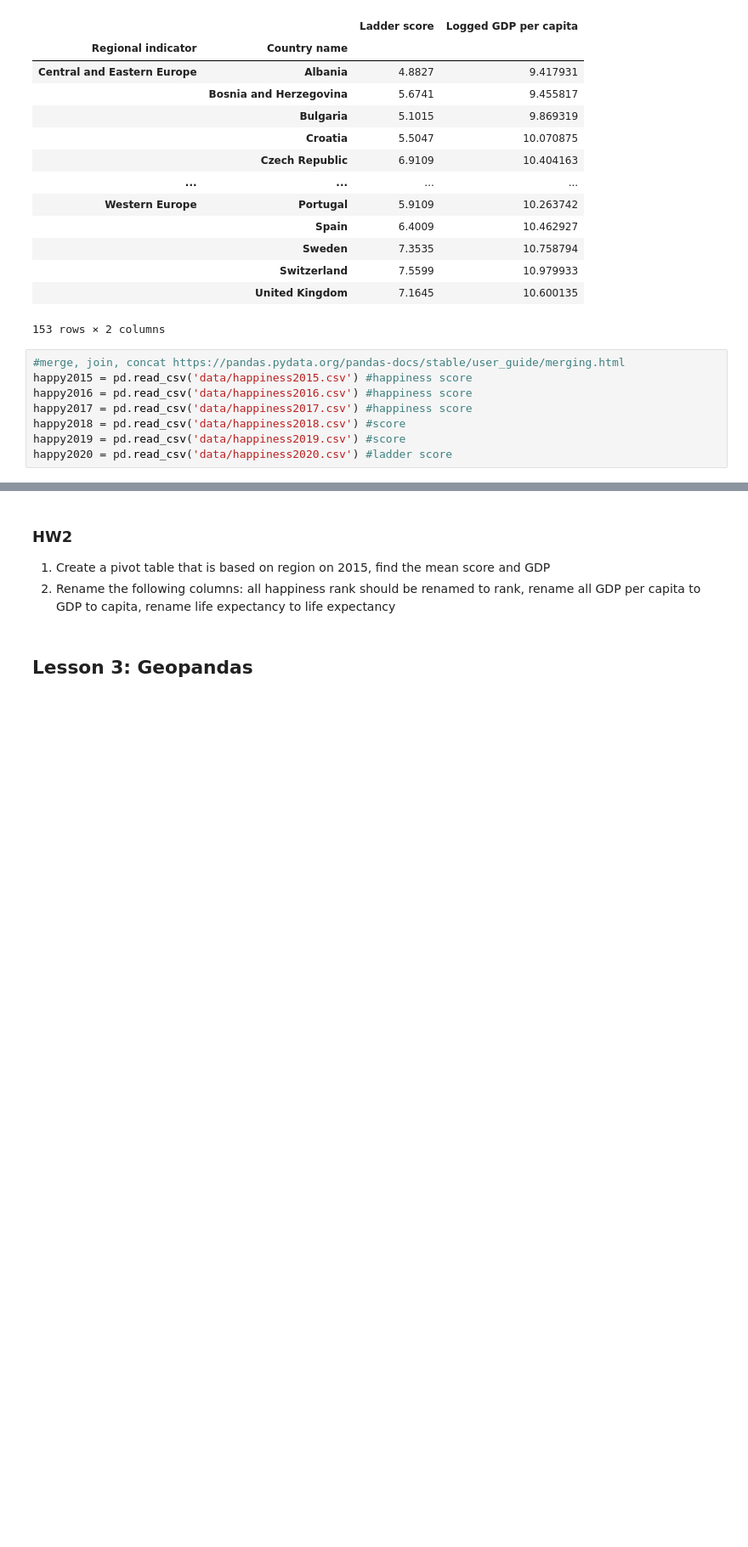
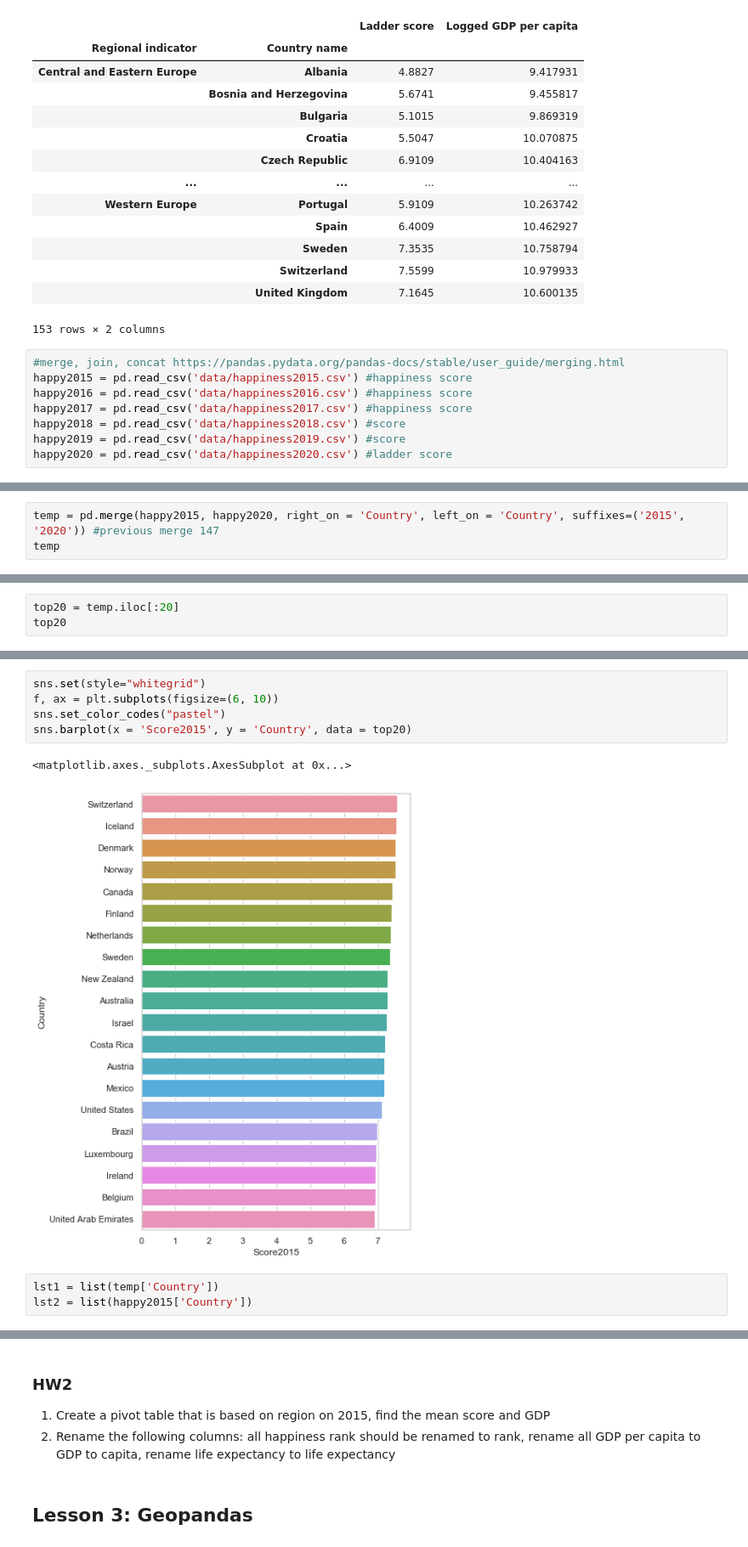
Before and after one commit to Athena112233/IntroductionToDataScience, a Jupyter notebook: DataScience1.ipynb, the cells around one changed output, grey strips where cells are left out. Shown at 85% size. Cells and saved outputs as stored; diff of their text form; blank space fills up the shorter version.

```diff
--- a/DataScience1.ipynb
+++ b/DataScience1.ipynb
@@ -214,0 +215,3 @@ happy2015
+# %%
+temp = pd.merge(happy2015, happy2020, right_on = 'Country', left_on = 'Country', suffixes=('2015', '2020')) #previous merge 147
+temp
@@ -214,0 +232,3 @@ happy2015
+# %%
+top20 = temp.iloc[:20]
+top20
@@ -214,0 +253,11 @@ happy2015
+# %%
+sns.set(style="whitegrid")
+f, ax = plt.subplots(figsize=(6, 10))
+sns.set_color_codes("pastel")
+sns.barplot(x = 'Score2015', y = 'Country', data = top20)
+# %% [output]
+<matplotlib.axes._subplots.AxesSubplot at 0x...>
+[figure, added]
+# %%
+lst1 = list(temp['Country'])
+lst2 = list(happy2015['Country'])
```
Also changed, not shown: parts of 14 cells of this notebook.
